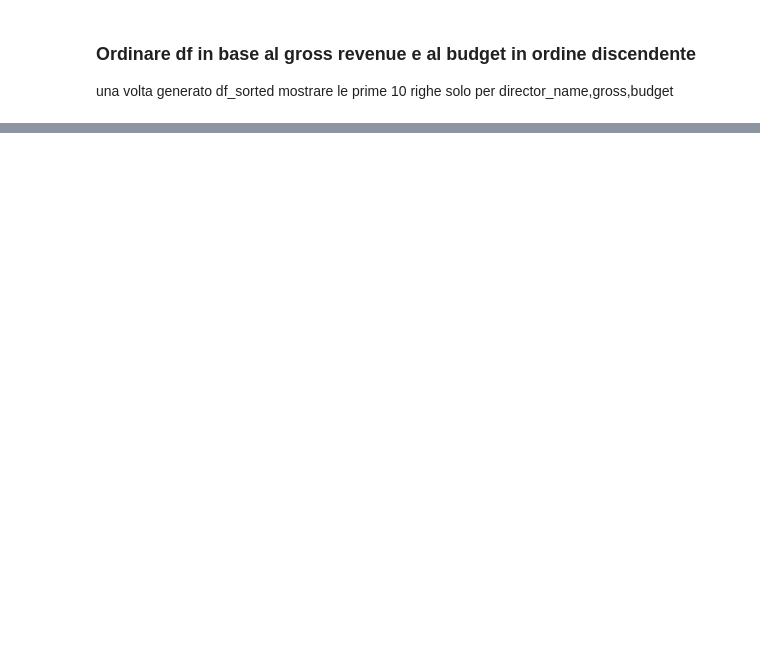
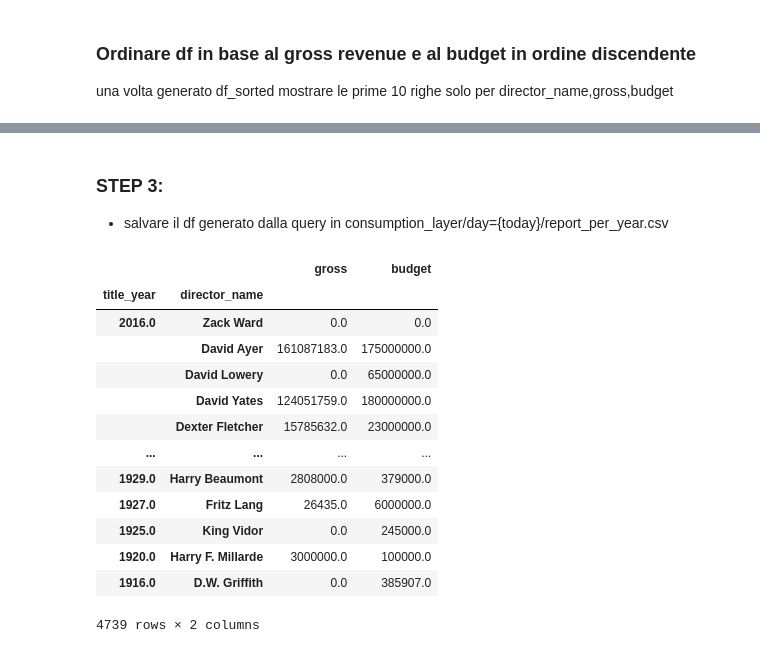
Before and after one commit to RiccardoRubini93/Academy, a Jupyter notebook: Movie_pipeline.ipynb, the cells around one changed output, grey strips where cells are left out. Cells and saved outputs as stored; diff of their text form; code cells hidden in the pictures; blank space fills up the shorter version.

```diff
--- a/Movie_pipeline.ipynb
+++ b/Movie_pipeline.ipynb
@@ -185,0 +289,2 @@ NameError: name 'df_sorted' is not defined
+# %%
+dfc = pd.read_csv(f'clean/day={today}/movie_metadata_clean.csv')
@@ -185,0 +322,23 @@ NameError: name 'df_sorted' is not defined
+# %%
+dfc = dfc.where(dfc.title_year != 0).groupby(["title_year","director_name"])[['gross','budget']].mean().sort_values(["title_year"],ascending=False)
+# %% [markdown]
+### STEP 3:
+
+- salvare il df generato dalla query in consumption_layer/day={today}/report_per_year.csv
+# %%
+dfc
+# %% [output]
+|  |  | gross | budget |
+| title_year | director_name |  |  |
+| 2016.0 | Zack Ward | 0.0 | 0.0 |
+|  | David Ayer | 161087183.0 | 175000000.0 |
+|  | David Lowery | 0.0 | 65000000.0 |
+|  | David Yates | 124051759.0 | 180000000.0 |
+|  | Dexter Fletcher | 15785632.0 | 23000000.0 |
+| ... | ... | ... | ... |
+| 1929.0 | Harry Beaumont | 2808000.0 | 379000.0 |
+| 1927.0 | Fritz Lang | 26435.0 | 6000000.0 |
+| 1925.0 | King Vidor | 0.0 | 245000.0 |
+| 1920.0 | Harry F. Millarde | 3000000.0 | 100000.0 |
+| 1916.0 | D.W. Griffith | 0.0 | 385907.0 |
+4739 rows × 2 columns
```
Also changed, not shown: parts of 21 cells of this notebook.
